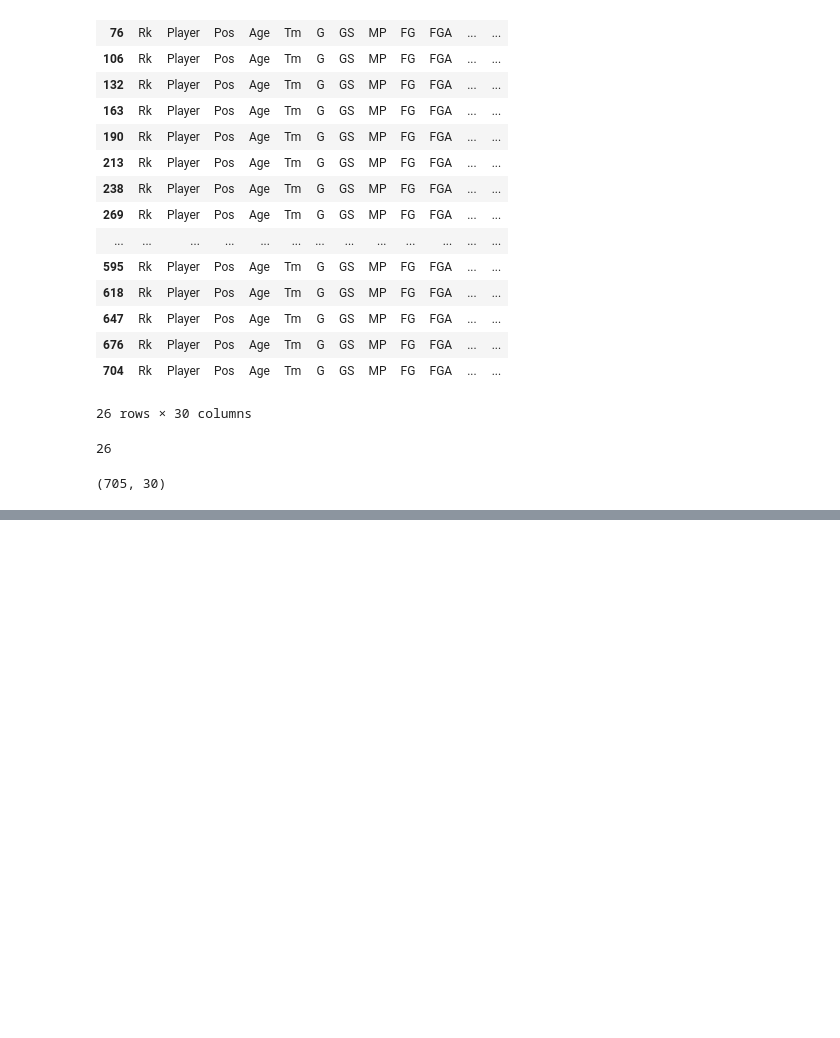
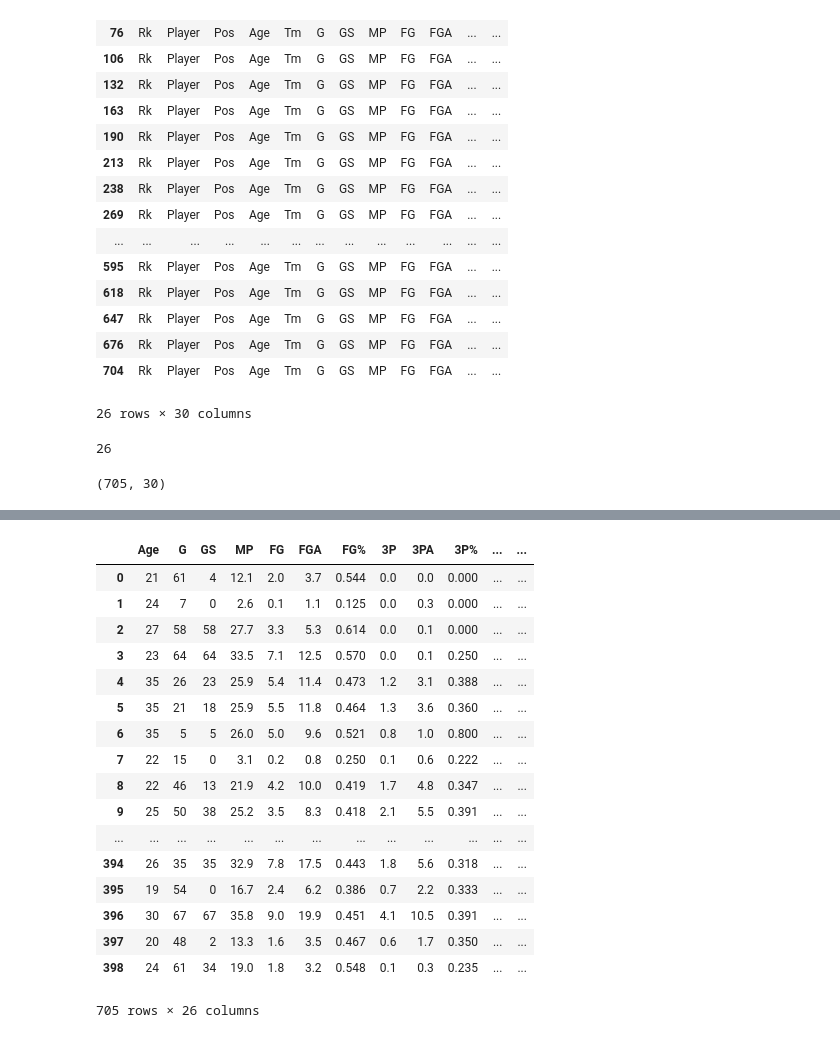
Before and after one commit to Gemar30/EDA_Activities, a Jupyter notebook: EDA NBA 20-21.ipynb, the cells around one changed output, grey strips where cells are left out. Saved outputs shown, nothing was run; the diff lists cells and outputs as text; code cells hidden in the pictures; blank space fills up the shorter version.

```diff
--- a/EDA NBA 20-21.ipynb
+++ b/EDA NBA 20-21.ipynb
@@ -109,0 +162,2 @@ EDA
+# %%
+df_2021 = pd.read_csv('nba2021.csv')
@@ -109,0 +188,22 @@ EDA
+# %%
+#shows specific data types number in columns
+df_2021.select_dtypes(include=['number'])
+# %% [output]
+|  | Age | G | GS | MP | FG | FGA | FG% | 3P | 3PA | 3P% | ... | ... |
+| 0 | 21 | 61 | 4 | 12.1 | 2.0 | 3.7 | 0.544 | 0.0 | 0.0 | 0.000 | ... | ... |
+| 1 | 24 | 7 | 0 | 2.6 | 0.1 | 1.1 | 0.125 | 0.0 | 0.3 | 0.000 | ... | ... |
+| 2 | 27 | 58 | 58 | 27.7 | 3.3 | 5.3 | 0.614 | 0.0 | 0.1 | 0.000 | ... | ... |
+| 3 | 23 | 64 | 64 | 33.5 | 7.1 | 12.5 | 0.570 | 0.0 | 0.1 | 0.250 | ... | ... |
+| 4 | 35 | 26 | 23 | 25.9 | 5.4 | 11.4 | 0.473 | 1.2 | 3.1 | 0.388 | ... | ... |
+| 5 | 35 | 21 | 18 | 25.9 | 5.5 | 11.8 | 0.464 | 1.3 | 3.6 | 0.360 | ... | ... |
+| 6 | 35 | 5 | 5 | 26.0 | 5.0 | 9.6 | 0.521 | 0.8 | 1.0 | 0.800 | ... | ... |
+| 7 | 22 | 15 | 0 | 3.1 | 0.2 | 0.8 | 0.250 | 0.1 | 0.6 | 0.222 | ... | ... |
+| 8 | 22 | 46 | 13 | 21.9 | 4.2 | 10.0 | 0.419 | 1.7 | 4.8 | 0.347 | ... | ... |
+| 9 | 25 | 50 | 38 | 25.2 | 3.5 | 8.3 | 0.418 | 2.1 | 5.5 | 0.391 | ... | ... |
+| ... | ... | ... | ... | ... | ... | ... | ... | ... | ... | ... | ... | ... |
+| 394 | 26 | 35 | 35 | 32.9 | 7.8 | 17.5 | 0.443 | 1.8 | 5.6 | 0.318 | ... | ... |
+| 395 | 19 | 54 | 0 | 16.7 | 2.4 | 6.2 | 0.386 | 0.7 | 2.2 | 0.333 | ... | ... |
+| 396 | 30 | 67 | 67 | 35.8 | 9.0 | 19.9 | 0.451 | 4.1 | 10.5 | 0.391 | ... | ... |
+| 397 | 20 | 48 | 2 | 13.3 | 1.6 | 3.5 | 0.467 | 0.6 | 1.7 | 0.350 | ... | ... |
+| 398 | 24 | 61 | 34 | 19.0 | 1.8 | 3.2 | 0.548 | 0.1 | 0.3 | 0.235 | ... | ... |
+705 rows × 26 columns
```
Also changed, not shown: parts of 31 cells of this notebook, 2 other files.
